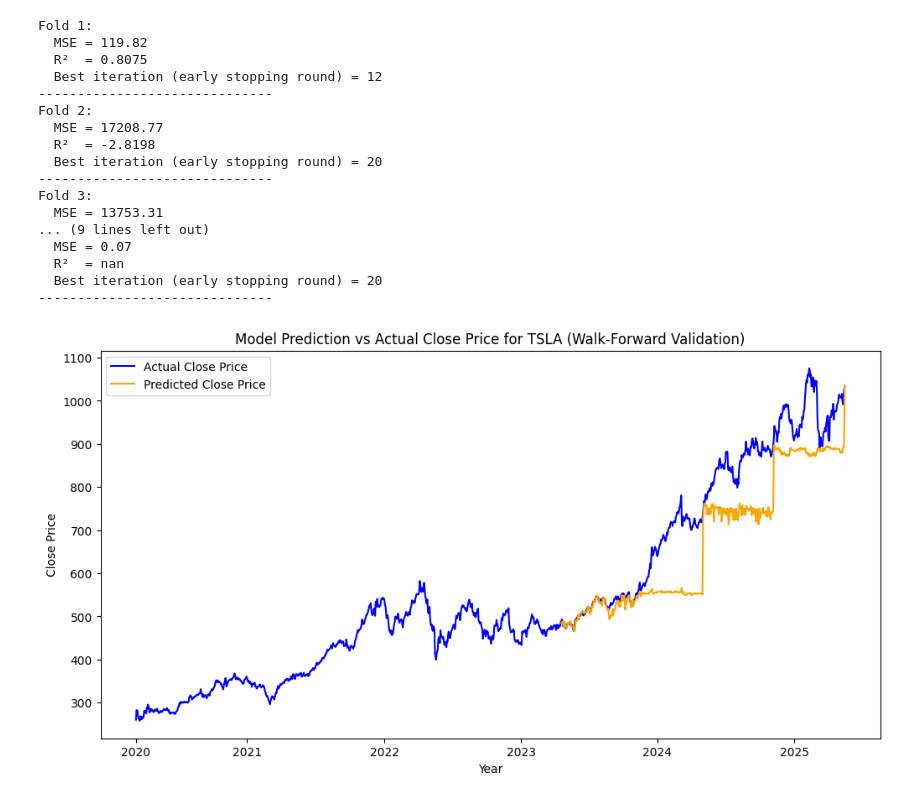
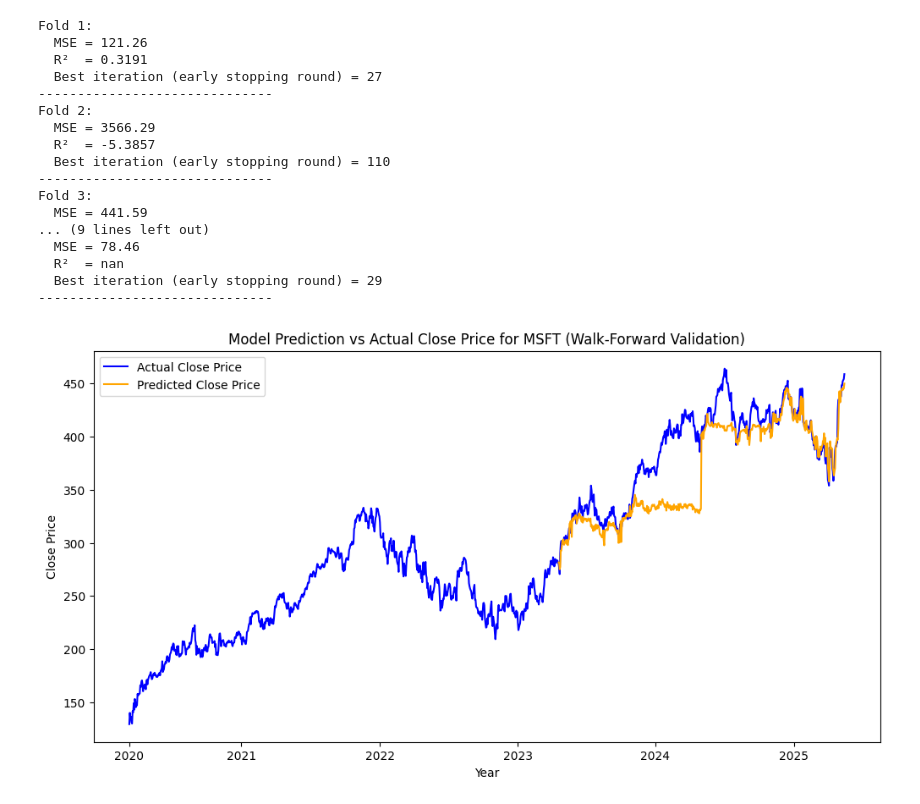
Before and after one commit to kateb763/ml-stock-analyzer, a Jupyter notebook: notebooks/model_training.ipynb, the cells around one changed output. Cells and saved outputs as stored; diff of their text form; code cells hidden in the pictures.

```diff
--- a/notebooks/model_training.ipynb
+++ b/notebooks/model_training.ipynb
@@ -73,41 +73,41 @@ while start < len(X):
     print(f"  R²  = {r2:.4f}")
     print(f"  Best iteration (early stopping round) = {model.best_iteration}")
     print("-" * 30)
 
     start += step_size  # roll forward
 
 # Plot data
 years = data['Year'].values
 
 plt.figure(figsize=(12,6))
 plt.plot(all_actuals.values, label='Actual Close Price', color='blue')
 plt.plot(all_preds, label='Predicted Close Price', color='orange')
-plt.title('Model Prediction vs Actual Close Price for TSLA (Walk-Forward Validation)')
+plt.title('Model Prediction vs Actual Close Price for MSFT (Walk-Forward Validation)')
 plt.xlabel('Year')
 plt.ylabel('Close Price')
 plt.legend()
 
 unique_years, indices = np.unique(years, return_index=True)
 unique_years_int = unique_years.astype(int)
 
 plt.xticks(ticks=indices, labels=unique_years_int)
 plt.show()
 # %% [output]
 Fold 1:
-  MSE = 119.82
-  R²  = 0.8075
-  Best iteration (early stopping round) = 12
+  MSE = 121.26
+  R²  = 0.3191
+  Best iteration (early stopping round) = 27
 ------------------------------
 Fold 2:
-  MSE = 17208.77
-  R²  = -2.8198
-  Best iteration (early stopping round) = 20
+  MSE = 3566.29
+  R²  = -5.3857
+  Best iteration (early stopping round) = 110
 ------------------------------
 Fold 3:
-  MSE = 13753.31
+  MSE = 441.59
 ... (9 lines left out)
-  MSE = 0.07
+  MSE = 78.46
   R²  = nan
-  Best iteration (early stopping round) = 20
+  Best iteration (early stopping round) = 29
 ------------------------------
-[figure, old version]
+[figure, new version]
```
Also changed, not shown: 2 other files.
